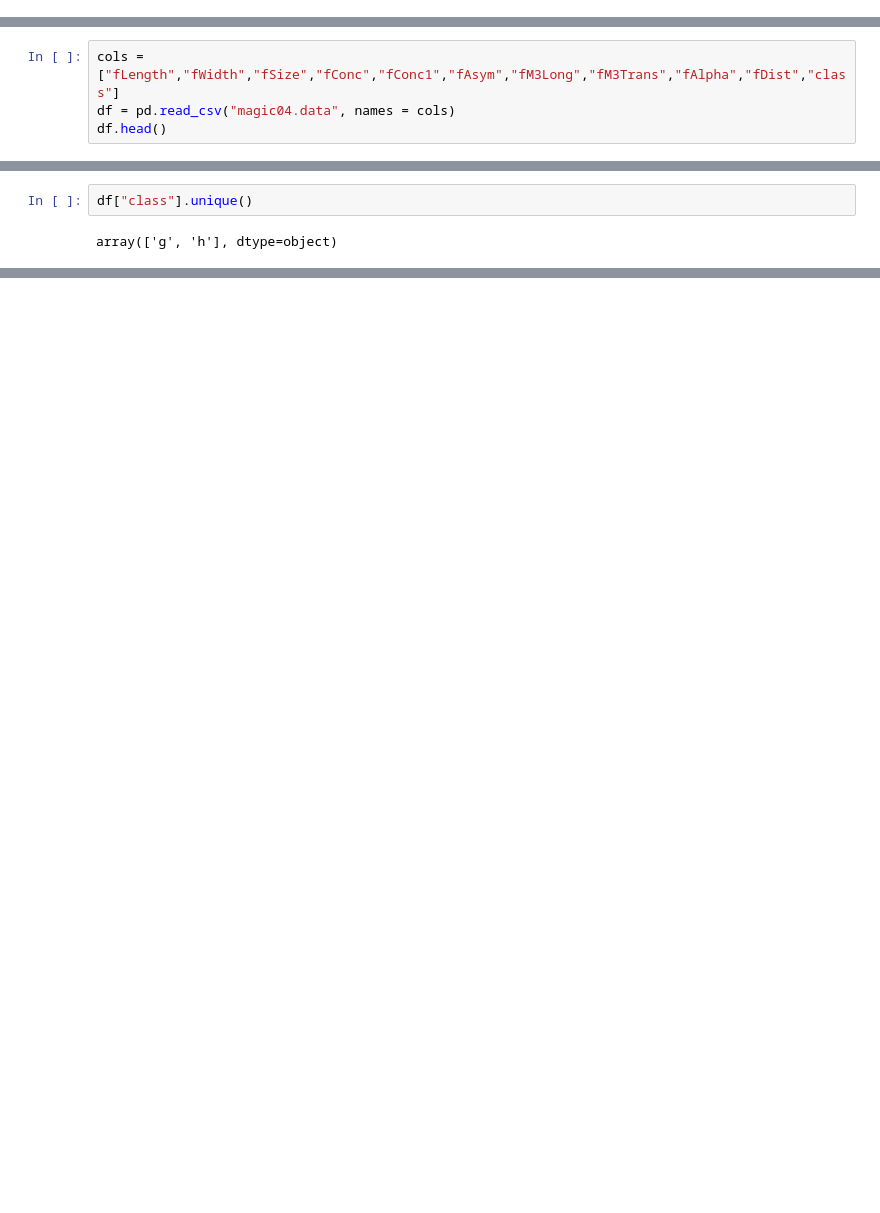
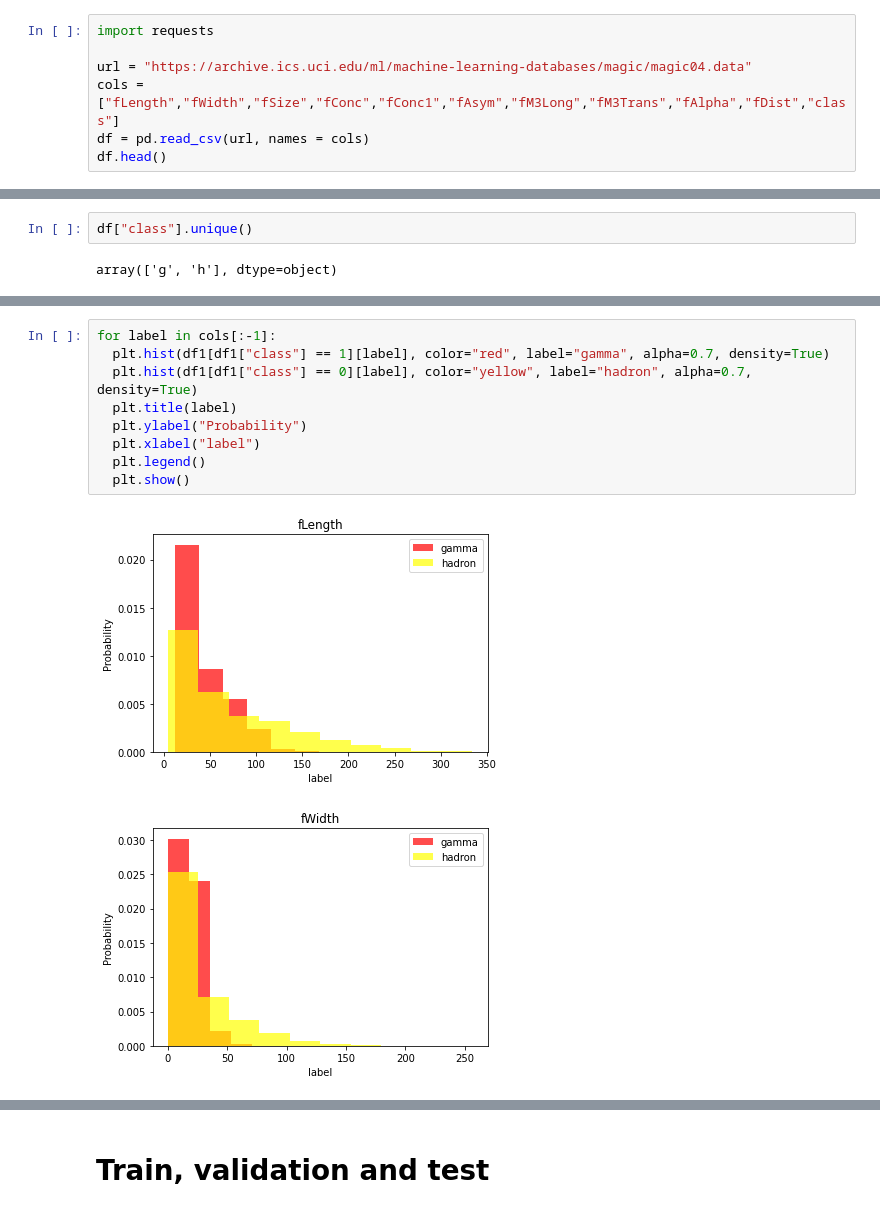
Before and after one commit to BahruzHuseynov/Machine_Learning_Course, a Jupyter notebook: Untitled0.ipynb, the cells around one changed output, grey strips where cells are left out. Saved outputs shown, nothing was run; the diff lists cells and outputs as text; blank space fills up the shorter version.

```diff
--- a/Untitled0.ipynb
+++ b/Untitled0.ipynb
@@ -25,0 +21,7 @@ pd.read_csv('magic04.data')
+# %%
+import requests
+
+url = "https://archive.ics.uci.edu/ml/machine-learning-databases/magic/magic04.data"
+cols = ["fLength","fWidth","fSize","fConc","fConc1","fAsym","fM3Long","fM3Trans","fAlpha","fDist","class"]
+df = pd.read_csv(url, names = cols)
+df.head()
@@ -37,7 +46,3 @@ After adding the dataset, we can see that there are no any column names. By sear
 9. fAlpha: continuous # angle of major axis with vector to origin [deg]
 10. fDist: continuous # distance from origin to center of ellipse [mm]
 11. class: g,h # gamma (signal), hadron (background)
-# %%
-cols = ["fLength","fWidth","fSize","fConc","fConc1","fAsym","fM3Long","fM3Trans","fAlpha","fDist","class"]
-df = pd.read_csv("magic04.data", names = cols)
-df.head()
@@ -83,0 +98,12 @@ df1["class"] = (df["class"] == "g").astype(int)
+# %%
+for label in cols[:-1]:
+  plt.hist(df1[df1["class"] == 1][label], color="red", label="gamma", alpha=0.7, density=True)
+  plt.hist(df1[df1["class"] == 0][label], color="yellow", label="hadron", alpha=0.7, density=True)
+  plt.title(label)
+  plt.ylabel("Probability")
+  plt.xlabel("label")
+  plt.legend()
+  plt.show()
+# %% [output]
+[figure, added]
+[figure, added]
@@ -83,0 +118,2 @@ df1["class"] = (df["class"] == "g").astype(int)
+# %% [markdown]
+# **Train, validation and test**
```
Also changed, not shown: parts of 21 cells of this notebook.
